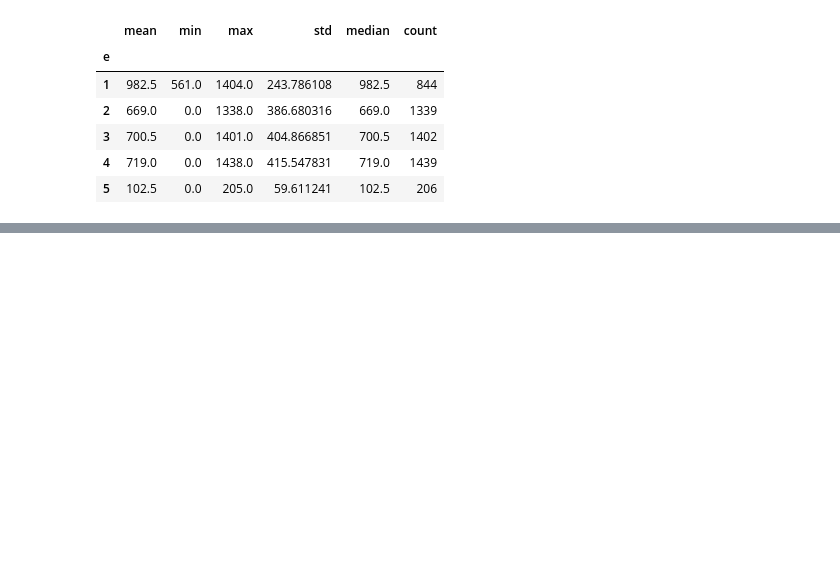
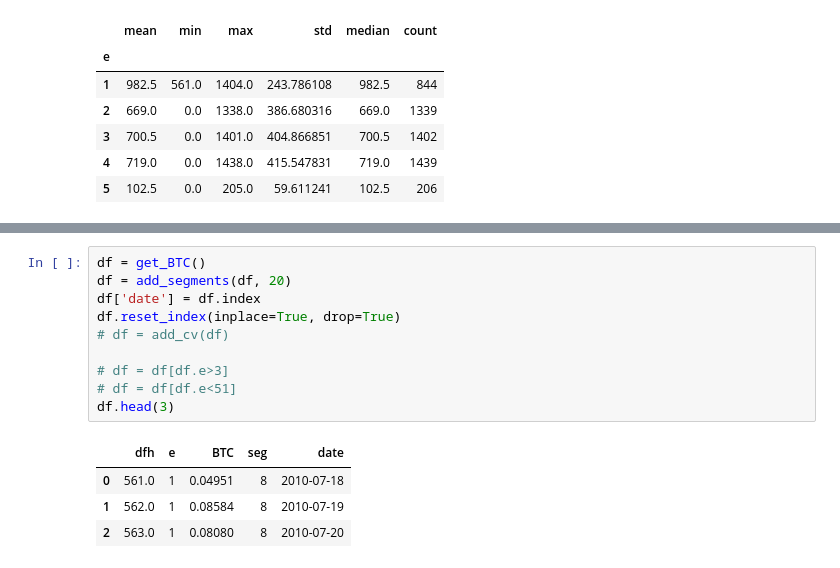
Before and after one commit to Cobasim/streamlit_yfinance, a Jupyter notebook: s2f_model_temp_work/s2f_temp.ipynb, the cells around one changed output, grey strips where cells are left out. Drawn from its saved outputs; the diff is of its cells as text; blank space fills up the shorter version.

```diff
--- a/s2f_model_temp_work/s2f_temp.ipynb
+++ b/s2f_model_temp_work/s2f_temp.ipynb
@@ -72,0 +187,15 @@ egg
+# %%
+df = get_BTC()
+df = add_segments(df, 20)
+df['date'] = df.index
+df.reset_index(inplace=True, drop=True)
+# df = add_cv(df)
+
+# df = df[df.e>3]
+# df = df[df.e<51]
+df.head(3)
+# %% [output]
+|  | dfh | e | BTC | seg | date |
+| 0 | 561.0 | 1 | 0.04951 | 8 | 2010-07-18 |
+| 1 | 562.0 | 1 | 0.08584 | 8 | 2010-07-19 |
+| 2 | 563.0 | 1 | 0.08080 | 8 | 2010-07-20 |
```
Also changed, not shown: parts of 14 cells of this notebook.
